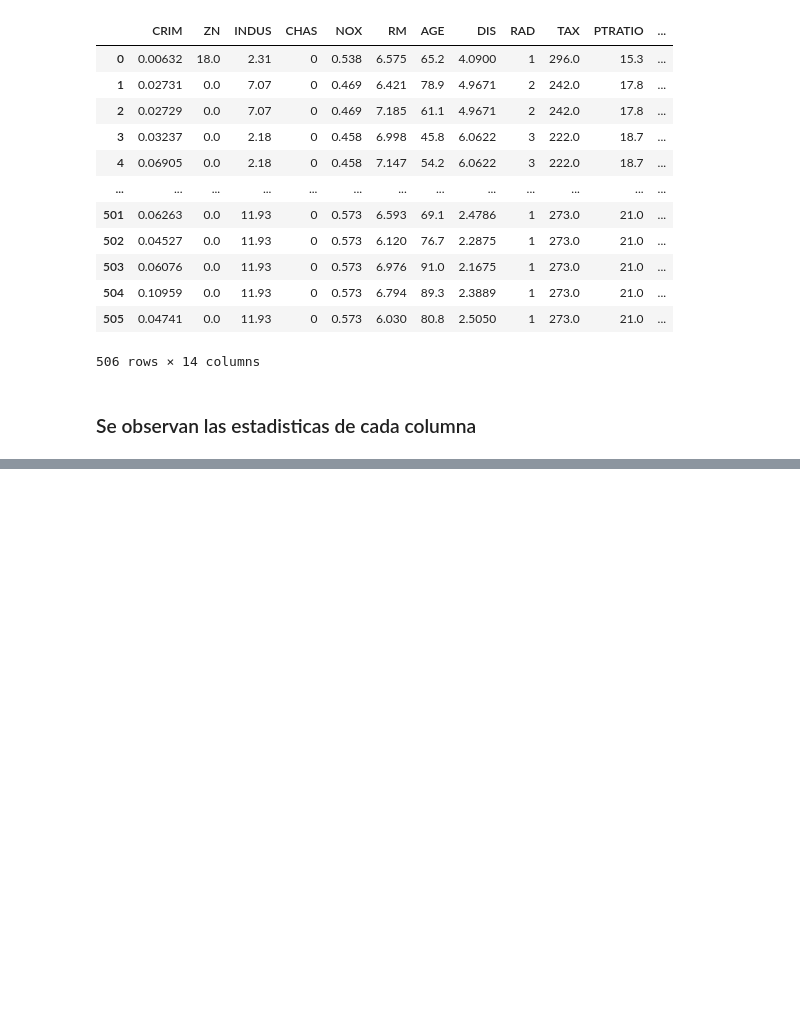
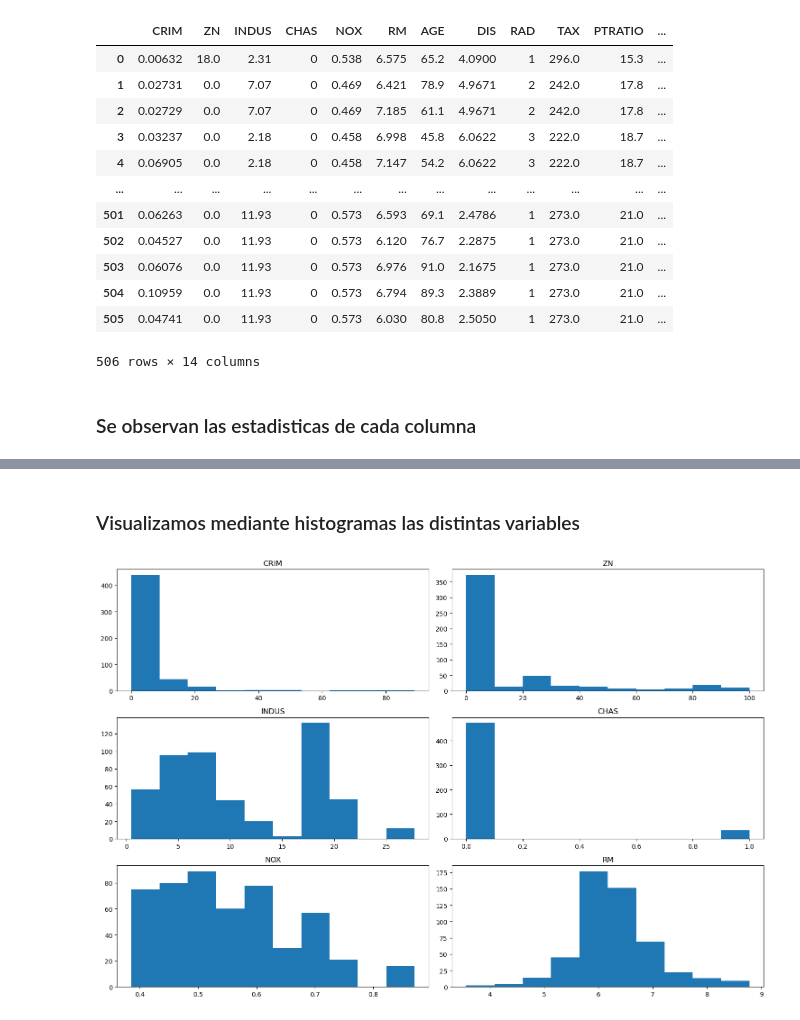
Before and after one commit to fhprime/Boston-House-Prices, a Jupyter notebook: Boston House Prices Notebook.ipynb, the cells around one changed output, grey strips where cells are left out. Saved outputs shown, nothing was run; the diff lists cells and outputs as text; code cells hidden in the pictures; blank space fills up the shorter version.

Commit message:
Add Histogram each variable

```diff
--- a/Boston House Prices Notebook.ipynb
+++ b/Boston House Prices Notebook.ipynb
@@ -11,7 +11,8 @@ import seaborn as sns
 # %% [markdown]
 ### Cargo el dataset
 # %%
-dataset = pd.read_csv(r'C:\Users\fahv1\OneDrive\Escritorio\Boston House Prices\housing.csv')
+path = r'C:\Users\fahv1\OneDrive\Documents\Boston-House-Prices\housing.csv'
+dataset = pd.read_csv(path)
 # %%
 dataset.head(10)
 # %% [output]
@@ -31,7 +32,7 @@ dataset.head(10)
 ### Por lo que se procede a asignarle etiquetas a las columnas respectivas y tambien se camnbia el separador por una expresion regular
 # %%
 name_col = ['CRIM','ZN','INDUS','CHAS','NOX','RM','AGE','DIS','RAD','TAX','PTRATIO','B','LSTAT','MEDV'] #Lista de etiquetas de columnas
-dataset = pd.read_csv(r'C:\Users\fahv1\OneDrive\Escritorio\Boston House Prices\housing.csv',names= name_col, sep ='\s+')
+dataset = pd.read_csv(path,names= name_col, sep ='\s+')
 dataset # Dataset ya corregido
 # %% [output]
 |  | CRIM | ZN | INDUS | CHAS | NOX | RM | AGE | DIS | RAD | TAX | PTRATIO | ... |
@@ -61,3 +62,14 @@ dataset.describe()
 | 50% | 0.256510 | 0.000000 | 9.690000 | 0.000000 | 0.538000 | 6.208500 | 77.500000 | 3.207450 | 5.000000 | 330.000000 | 19.050000 | ... |
 | 75% | 3.677083 | 12.500000 | 18.100000 | 0.000000 | 0.624000 | 6.623500 | 94.075000 | 5.188425 | 24.000000 | 666.000000 | 20.200000 | ... |
 | max | 88.976200 | 100.000000 | 27.740000 | 1.000000 | 0.871000 | 8.780000 | 100.000000 | 12.126500 | 24.000000 | 711.000000 | 22.000000 | ... |
+# %% [markdown]
+### Visualizamos mediante histogramas las distintas variables
+# %%
+fig = plt.figure(figsize=(15,10))
+for i in range(6):
+    fig.add_subplot(3,2,i+1)
+    plt.title(name_col[i])
+    plt.hist(dataset[name_col[i]])
+fig.tight_layout()
+# %% [output]
+[figure, added]
```
Also changed, not shown: parts of 2 cells of this notebook.
